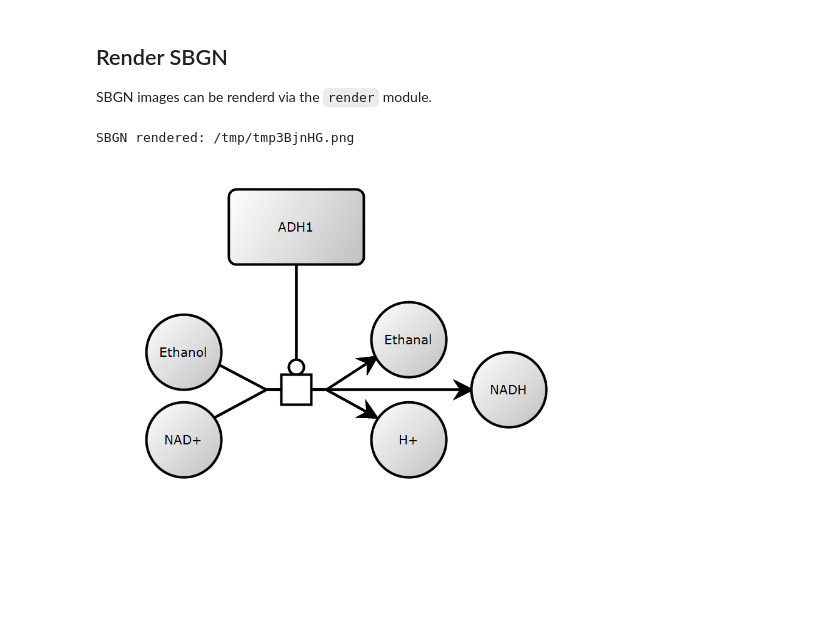
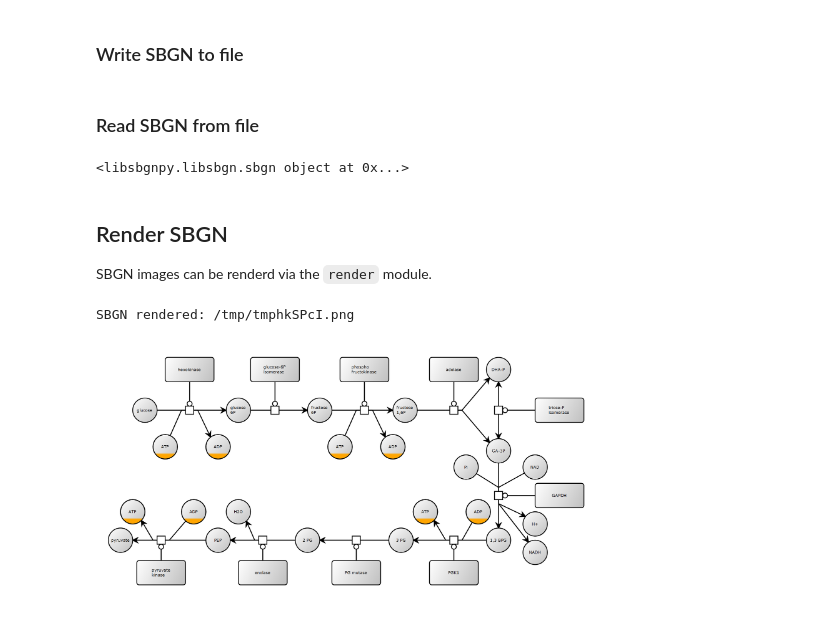
Before and after one commit to matthiaskoenig/libsbgn-python, a Jupyter notebook: docs/examples.ipynb, the cells around one changed output. Saved outputs shown, nothing was run; the diff lists cells and outputs as text; code cells hidden in the pictures; blank space fills up the shorter version.

```diff
--- a/docs/examples.ipynb
+++ b/docs/examples.ipynb
@@ -131,3 +150,5 @@ def pprint_xml(xml_str):
 pprint_xml(sbgn_str)
 # %% [output]
 [interactive output not drawn]
+# %% [markdown]
+### Write SBGN to file
@@ -134,16 +160,22 @@ pprint_xml(sbgn_str)
+# %% [markdown]
+### Read SBGN from file
+# %%
+from libsbgnpy import utils
+sbgn = utils.read_from_file("glycolysis.sbgn")
+print(sbgn)
+# %% [output]
+<libsbgnpy.libsbgn.sbgn object at 0x...>
 # %% [markdown]
 ## Render SBGN
 SBGN images can be renderd via the `render` module.
 # %%
 ## Render SBGN
-from libsbgnpy import render
-import tempfile
+from libsbgnpy import render, utils
+sbgn = utils.read_from_file("glycolysis.sbgn")
 f_png = tempfile.NamedTemporaryFile(suffix=".png")
 render.render_sbgn(sbgn, image_file=f_png.name,
                    file_format="png")
-from IPython.display import Image
-image = Image(f_png.name, width=500)
-image
+Image(f_png.name, width=500)
 # %% [output]
-SBGN rendered: /tmp/tmp3BjnHG.png
+SBGN rendered: /tmp/tmphkSPcI.png
-[figure, old version]
+[figure, new version]
```
Also changed, not shown: parts of 7 cells of this notebook, 9 other files.
